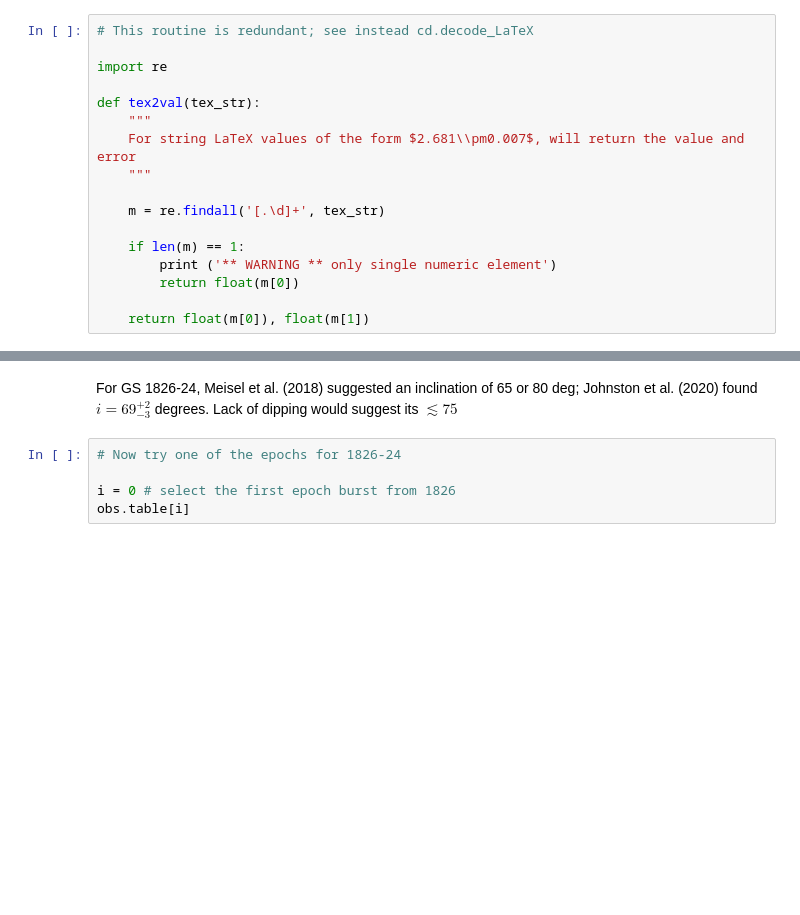
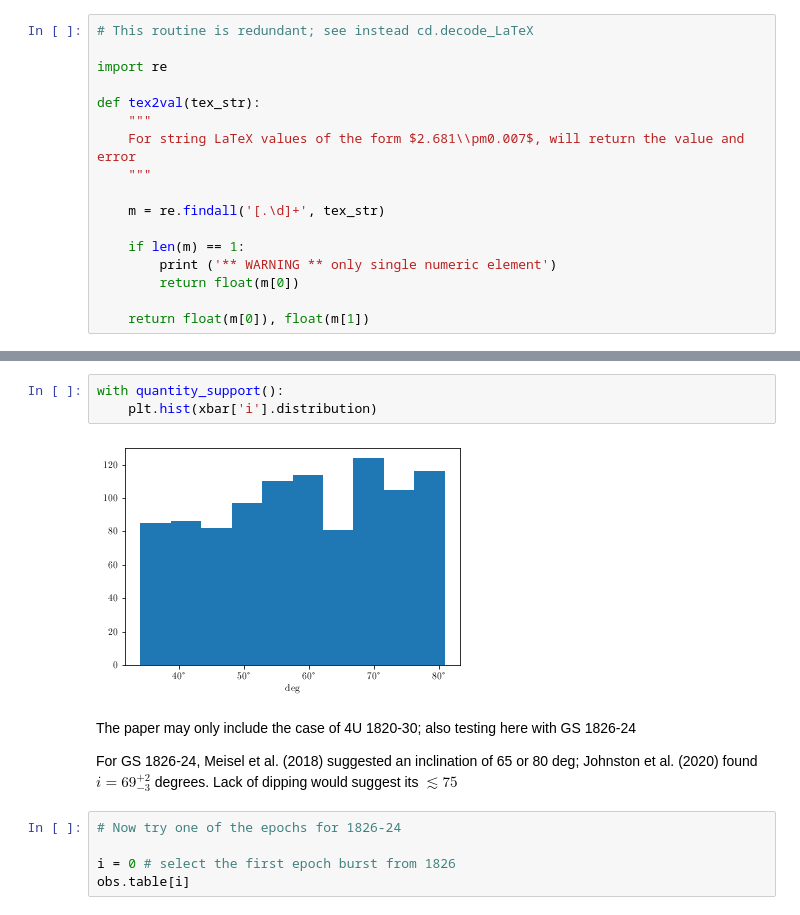
Before and after one commit to outs1der/concord, a Jupyter notebook: Inferring burster properties.ipynb, the cells around one changed output, grey strips where cells are left out. Drawn from its saved outputs; the diff is of its cells as text; blank space fills up the shorter version.

```diff
--- a/Inferring burster properties.ipynb
+++ b/Inferring burster properties.ipynb
@@ -718,4 +778,11 @@ AttributeError: 'Quantity' object has no 'distribution' member
+# %%
+with quantity_support():
+    plt.hist(xbar['i'].distribution)
+# %% [output]
+[figure, added]
 # %% [markdown]
+The paper may only include the case of 4U 1820-30; also testing here with GS 1826-24
+
 For GS 1826-24, Meisel et al. (2018) suggested an inclination of 65 or 80 deg; Johnston et al. (2020) found $i = 69^{+2}_{-3}$ degrees. Lack of dipping would suggest its $\lesssim75$
 # %%
 # Now try one of the epochs for 1826-24
```
Also changed, not shown: parts of 15 cells of this notebook, 1 other file.
